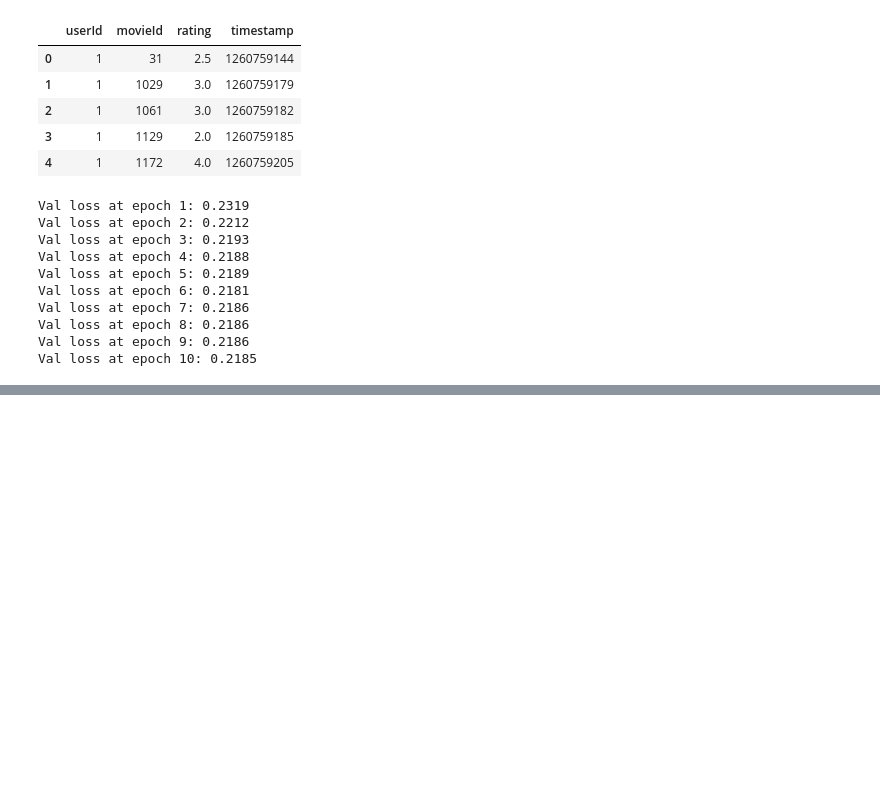
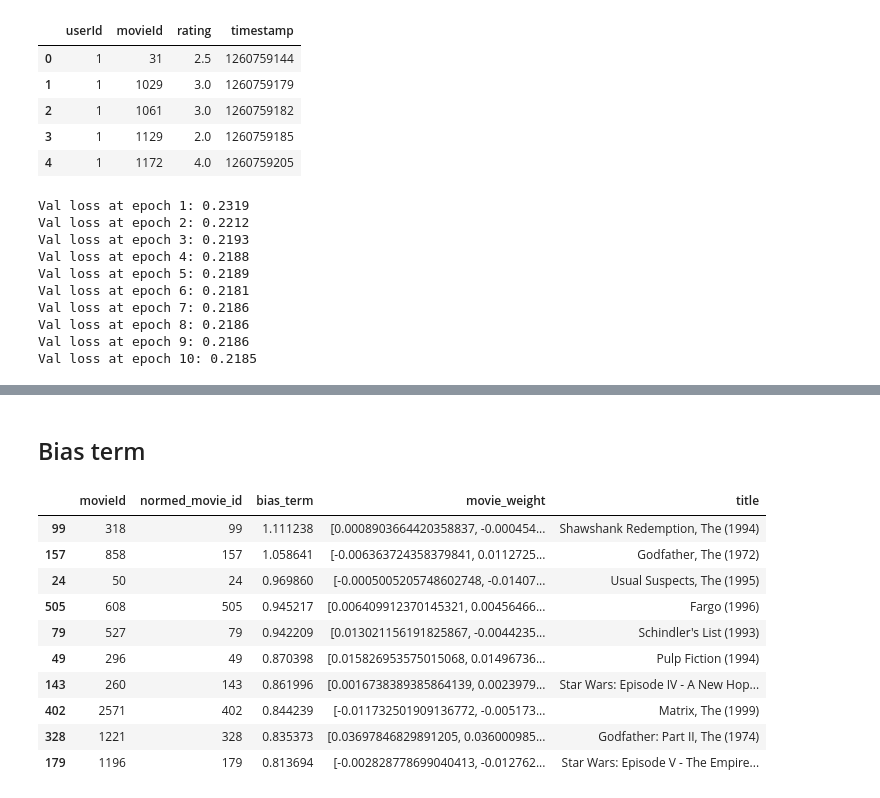
Before and after one commit to MrParosk/ml_playground, a Jupyter notebook: collaborative_filtering/collaborative_filtering.ipynb, the cells around one changed output, grey strips where cells are left out. Saved outputs shown, nothing was run; the diff lists cells and outputs as text; code cells hidden in the pictures; blank space fills up the shorter version.

```diff
--- a/collaborative_filtering/collaborative_filtering.ipynb
+++ b/collaborative_filtering/collaborative_filtering.ipynb
@@ -138,0 +147,10 @@ Val loss at epoch 10: 0.2185
+# %%
+title_df = pd.read_csv(path + "movies.csv")
+title_df = title_df.drop("genres", axis=1)
+# %%
+movie_bias = np.empty((len(movie_id_normed)))
+movie_weight = np.empty((len(movie_id_normed), n_factors))
+
+for i in range(0, len(movie_id_normed)):
+    movie_bias[i] = model.m_bias(torch.tensor(i).to(device))
+    movie_weight[i,:] = model.m_weight(torch.tensor(i).to(device)).cpu().detach().numpy()
@@ -138,0 +163,17 @@ Val loss at epoch 10: 0.2185
+# %% [markdown]
+## Bias term
+# %%
+# Movies with the highest bias, i.e. "best" movies
+para_df.nlargest(10, "bias_term")
+# %% [output]
+|  | movieId | normed_movie_id | bias_term | movie_weight | title |
+| 99 | 318 | 99 | 1.111238 | [0.0008903664420358837, -0.000454... | Shawshank Redemption, The (1994) |
+| 157 | 858 | 157 | 1.058641 | [-0.006363724358379841, 0.0112725... | Godfather, The (1972) |
+| 24 | 50 | 24 | 0.969860 | [-0.0005005205748602748, -0.01407... | Usual Suspects, The (1995) |
+| 505 | 608 | 505 | 0.945217 | [0.006409912370145321, 0.00456466... | Fargo (1996) |
+| 79 | 527 | 79 | 0.942209 | [0.013021156191825867, -0.0044235... | Schindler's List (1993) |
+| 49 | 296 | 49 | 0.870398 | [0.015826953575015068, 0.01496736... | Pulp Fiction (1994) |
+| 143 | 260 | 143 | 0.861996 | [0.0016738389385864139, 0.0023979... | Star Wars: Episode IV - A New Hop... |
+| 402 | 2571 | 402 | 0.844239 | [-0.011732501909136772, -0.005173... | Matrix, The (1999) |
+| 328 | 1221 | 328 | 0.835373 | [0.03697846829891205, 0.036000985... | Godfather: Part II, The (1974) |
+| 179 | 1196 | 179 | 0.813694 | [-0.002828778699040413, -0.012762... | Star Wars: Episode V - The Empire... |
```
Also changed, not shown: parts of 10 cells of this notebook.
